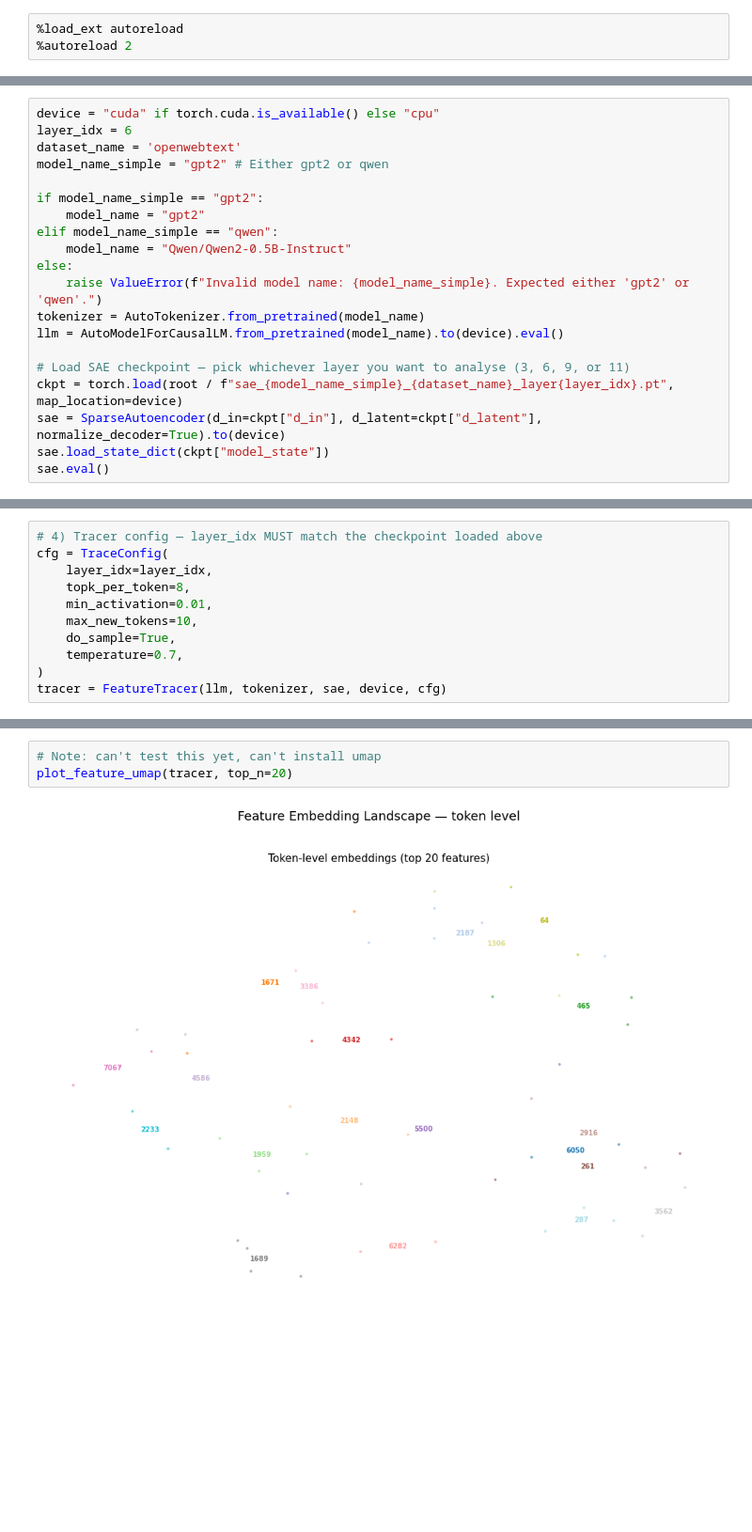
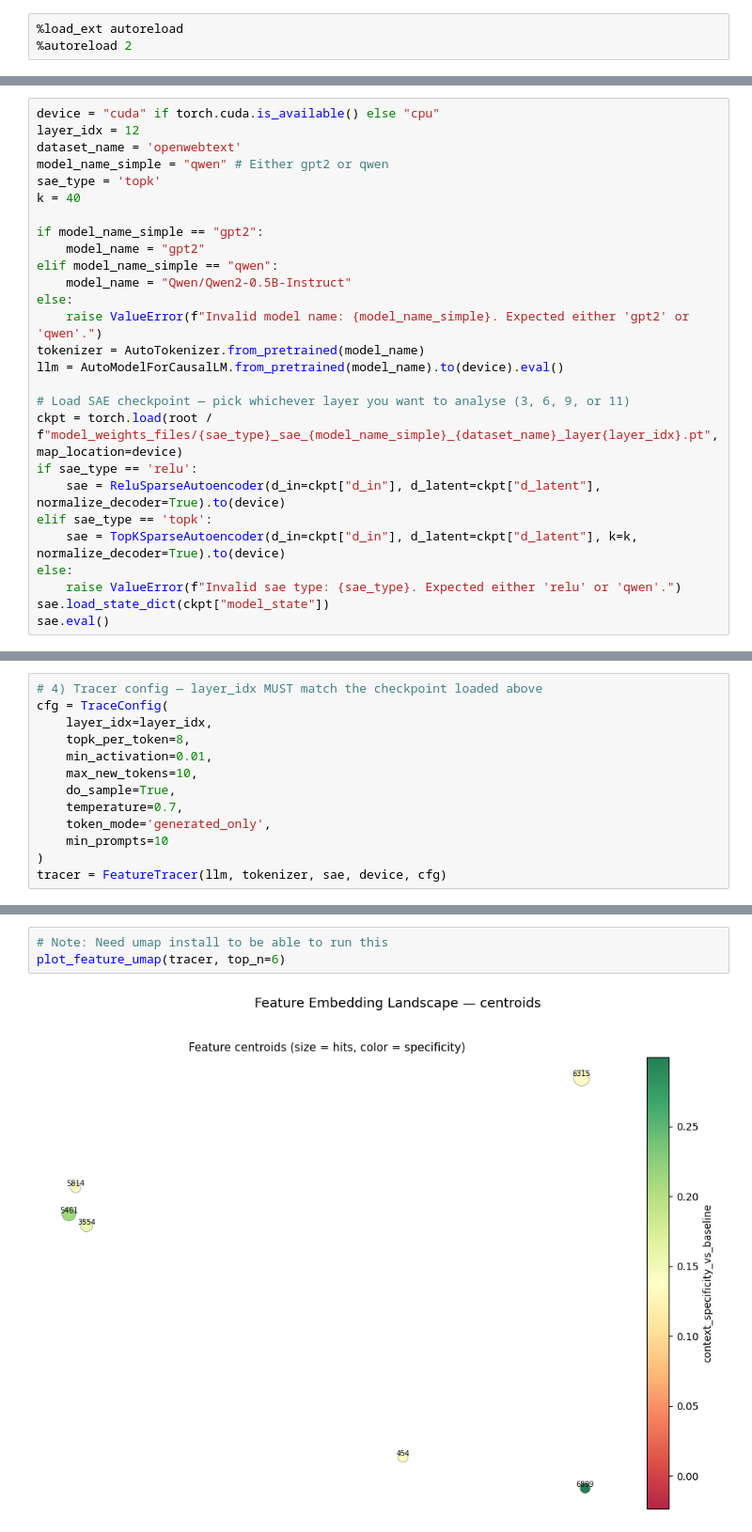
Before and after one commit to miles-markey/sae_trainer, a Jupyter notebook: notebooks/sae_semantic_eval.ipynb, the cells around one changed output, grey strips where cells are left out. Shown at 94% size. Cells and saved outputs as stored; diff of their text form; blank space fills up the shorter version.

Commit message:
FeatureTracer optimization exp

```diff
--- a/notebooks/sae_semantic_eval.ipynb
+++ b/notebooks/sae_semantic_eval.ipynb
@@ -21,8 +21,10 @@ from sae_trainer.feature_tracer_eval_utils import top_n_feats_by_hits_count, top
 # %%
 device = "cuda" if torch.cuda.is_available() else "cpu"
-layer_idx = 6
+layer_idx = 12
 dataset_name = 'openwebtext'
-model_name_simple = "gpt2" # Either gpt2 or qwen
+model_name_simple = "qwen" # Either gpt2 or qwen
+sae_type = 'topk'
+k = 40
 
 if model_name_simple == "gpt2":
     model_name = "gpt2"
@@ -34,8 +36,13 @@ tokenizer = AutoTokenizer.from_pretrained(model_name)
 llm = AutoModelForCausalLM.from_pretrained(model_name).to(device).eval()
 
 # Load SAE checkpoint — pick whichever layer you want to analyse (3, 6, 9, or 11)
-ckpt = torch.load(root / f"sae_{model_name_simple}_{dataset_name}_layer{layer_idx}.pt", map_location=device)
-sae = SparseAutoencoder(d_in=ckpt["d_in"], d_latent=ckpt["d_latent"], normalize_decoder=True).to(device)
+ckpt = torch.load(root / f"model_weights_files/{sae_type}_sae_{model_name_simple}_{dataset_name}_layer{layer_idx}.pt", map_location=device)
+if sae_type == 'relu':
+    sae = ReluSparseAutoencoder(d_in=ckpt["d_in"], d_latent=ckpt["d_latent"], normalize_decoder=True).to(device)
+elif sae_type == 'topk':
+    sae = TopKSparseAutoencoder(d_in=ckpt["d_in"], d_latent=ckpt["d_latent"], k=k, normalize_decoder=True).to(device)
+else:
+    raise ValueError(f"Invalid sae type: {sae_type}. Expected either 'relu' or 'qwen'.")
 sae.load_state_dict(ckpt["model_state"])
 sae.eval()
 # %% [output]
@@ -52,6 +59,8 @@ cfg = TraceConfig(
     max_new_tokens=10,
     do_sample=True,
     temperature=0.7,
+    token_mode='generated_only',
+    min_prompts=10
 )
 tracer = FeatureTracer(llm, tokenizer, sae, device, cfg)
 # %%
@@ -144,5 +143,5 @@ Top Activating Contexts
 # %%
-# Note: can't test this yet, can't install umap
-plot_feature_umap(tracer, top_n=20)
+# Note: Need umap install to be able to run this
+plot_feature_umap(tracer, top_n=6)
 # %% [output]
-[figure, old version]
+[figure, new version]
```
Also changed, not shown: parts of 18 cells of this notebook, 3 other files.
